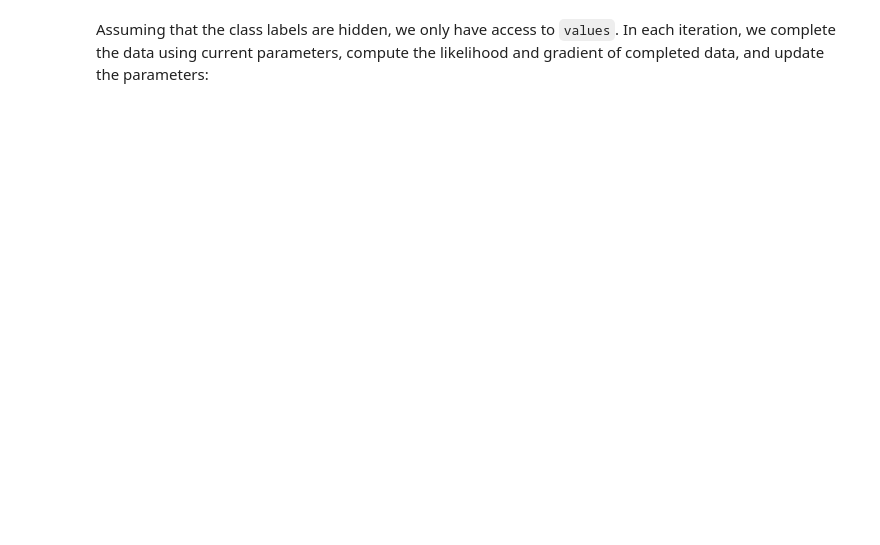
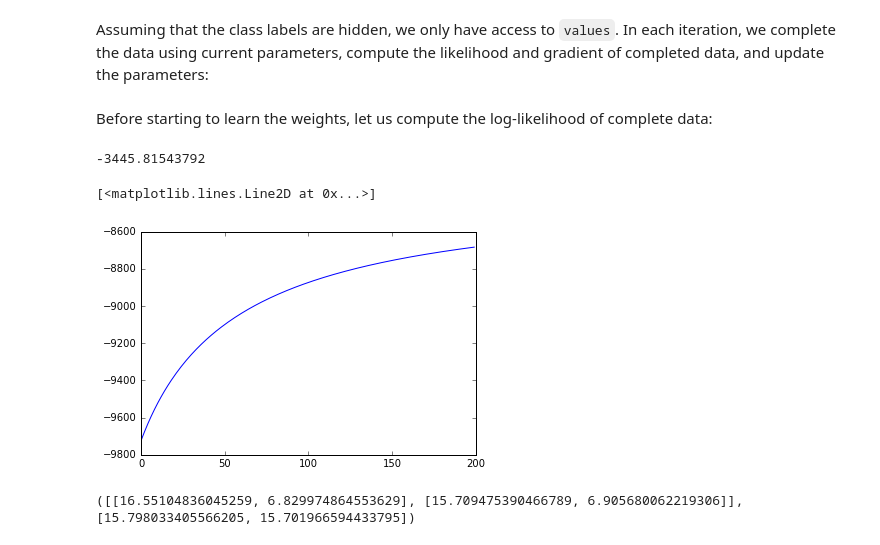
Before and after one commit to Behrouz-Babaki/notebooks, a Jupyter notebook: DC_learn/test_gradient_descent.ipynb, the cells around one changed output. Drawn from its saved outputs; the diff is of its cells as text; code cells hidden in the pictures; blank space fills up the shorter version.

```diff
--- a/DC_learn/test_gradient_descent.ipynb
+++ b/DC_learn/test_gradient_descent.ipynb
@@ -316,0 +262,47 @@ for iterations in range(100):
+# %% [markdown]
+Before starting to learn the weights, let us compute the log-likelihood of complete data:
+# %%
+data = zip(values, labels)
+normal_parameters = [
+    [10, 5],
+    [25, 3]
+]
+multinomial_parameters = [15.5, 16]
+p = np.exp(multinomial_parameters)
+p = [i/sum(p) for i in p]
+
+log_likelihood = 0
+for value, label in data:
+    log_likelihood += np.log(p[label])
+    mu, sigma = normal_parameters[label]
+    log_likelihood += norm.logpdf(value, loc=mu, scale=sigma)
+
+print log_likelihood
+# %% [output]
+-3445.81543792
+# %%
+current_params = parameters
+current_data = complete_data(values, current_params, num_samples=10)
+ll_series = []
+for iterations in range(200):
+    likelihood, gradients = ll(current_params, completed_data)
+    ll_series.append(likelihood)
+    g_n, g_m = gradients
+    nu = 0.1 / len(completed_data)
+    p_n, p_m = parameters
+    for i in range(2):
+        for j in range(2):
+            p_n[i][j] += nu * g_n[i][j]
+    for i in range(2):
+        p_m[i] += nu * g_m[i]
+    current_params = (p_n, p_m)
+    current_data = complete_data(values, current_params, num_samples=10)
+
+plt.plot(ll_series)
+# %% [output]
+[<matplotlib.lines.Line2D at 0x...>]
+[figure, added]
+# %%
+print current_params
+# %% [output]
+([[16.55104836045259, 6.829974864553629], [15.709475390466789, 6.905680062219306]], [15.798033405566205, 15.701966594433795])
```
Also changed, not shown: parts of 9 cells of this notebook.
